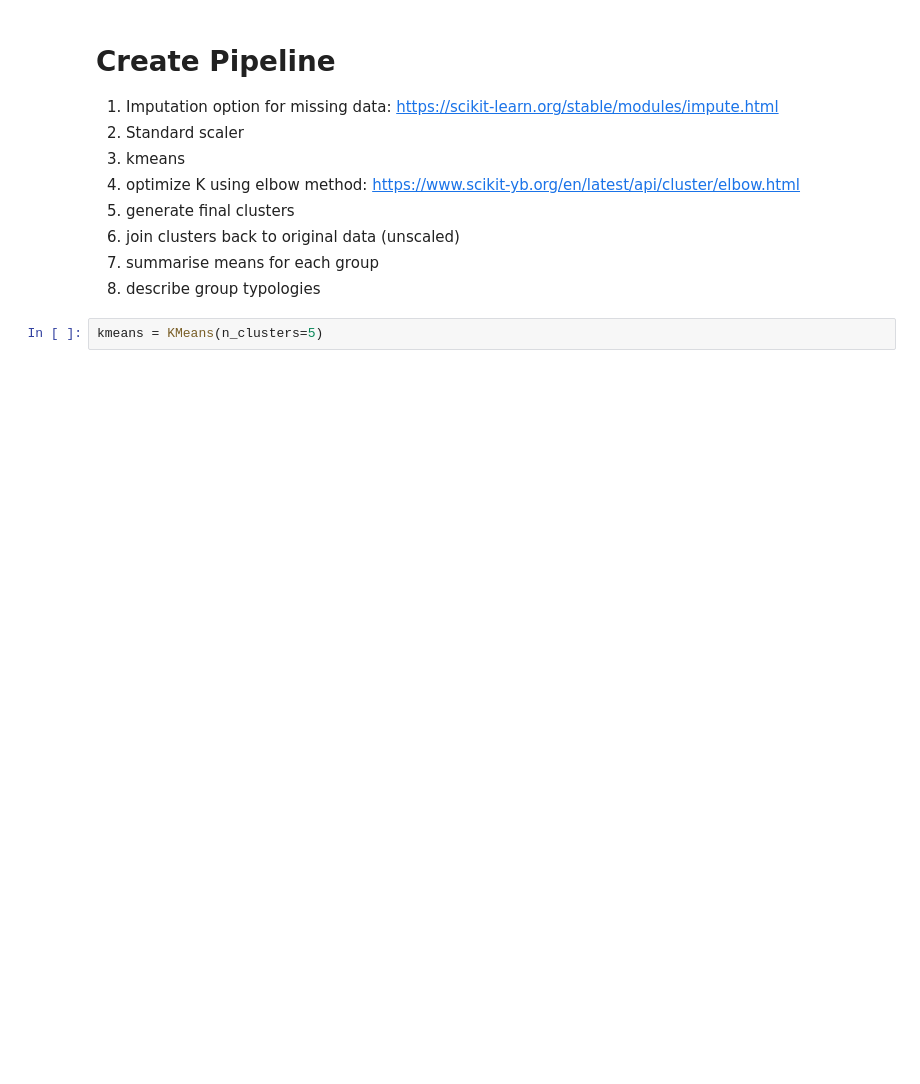
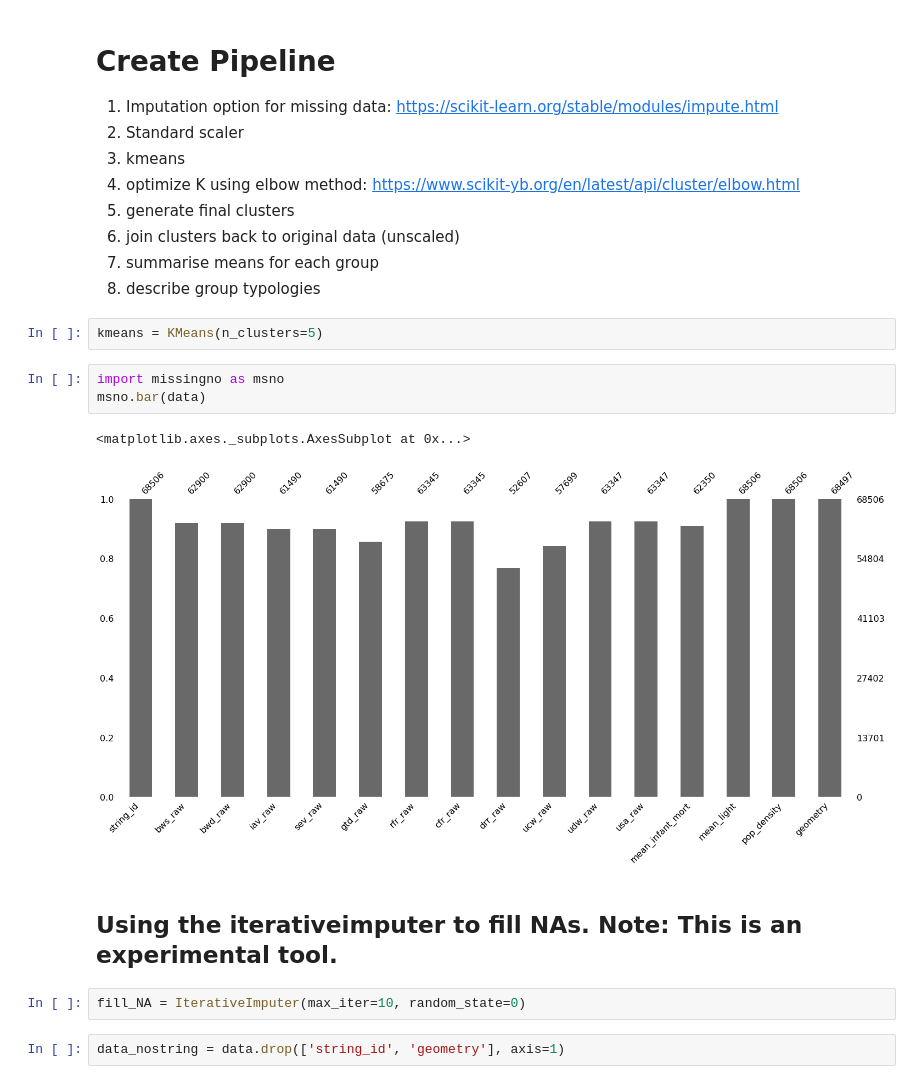
Before and after one commit to jmlasalle/water-risk-classification, a Jupyter notebook: Modeling.ipynb, the cells around one changed output. Drawn from its saved outputs; the diff is of its cells as text; blank space fills up the shorter version.

```diff
--- a/Modeling.ipynb
+++ b/Modeling.ipynb
@@ -67,3 +57,15 @@ data.head(1)
 1. describe group typologies
 # %%
 kmeans = KMeans(n_clusters=5)
+# %%
+import missingno as msno
+msno.bar(data)
+# %% [output]
+<matplotlib.axes._subplots.AxesSubplot at 0x...>
+[figure, added]
+# %% [markdown]
+## Using the iterativeimputer to fill NAs. Note: This is an experimental tool.
+# %%
+fill_NA = IterativeImputer(max_iter=10, random_state=0)
+# %%
+data_nostring = data.drop(['string_id', 'geometry'], axis=1)
```
Also changed, not shown: parts of 22 cells of this notebook.
